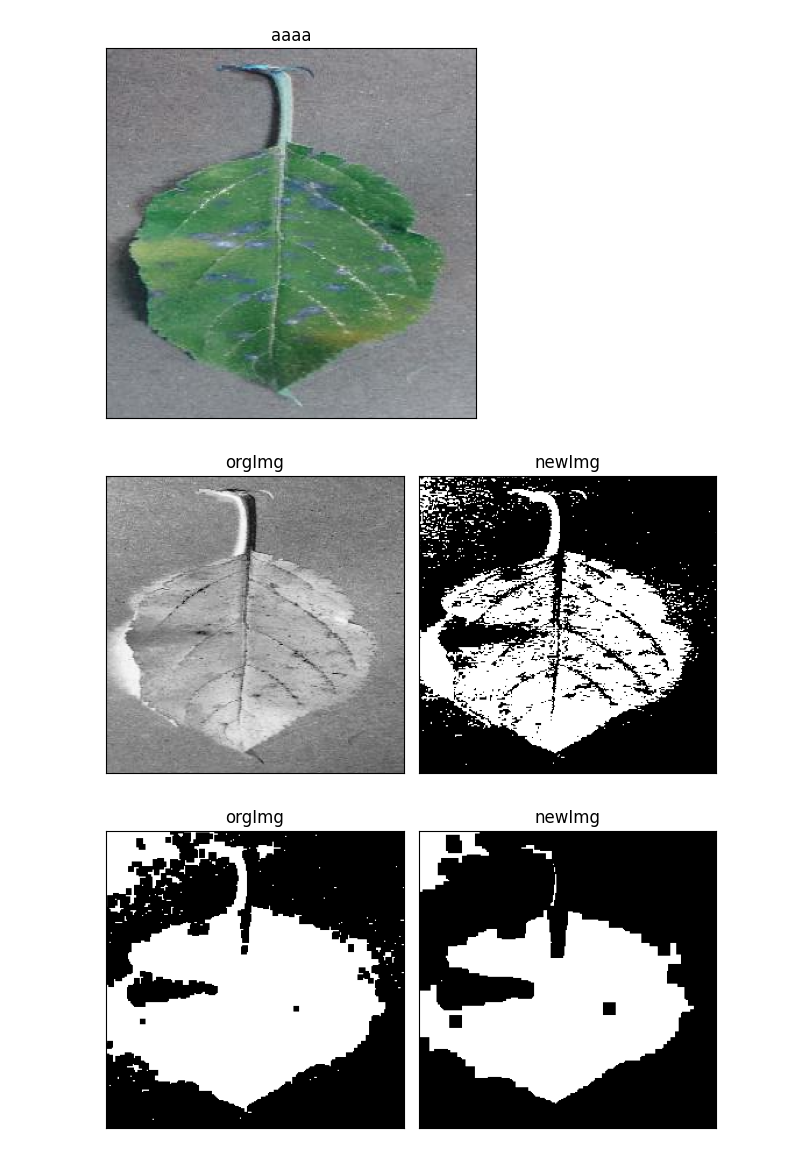
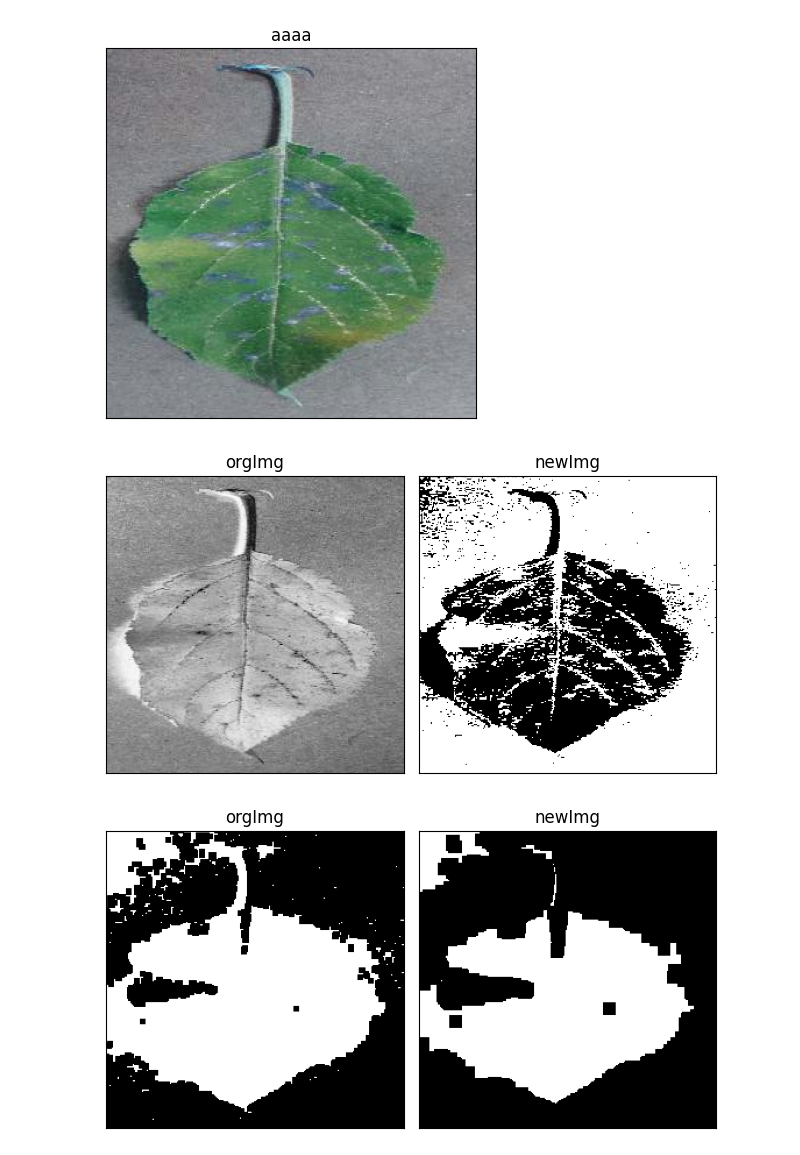
Before and after one commit to ugly-custard/GIS-farm-planner, a Jupyter notebook: server/leaf_segmentation.ipynb, the cells around one changed output. Cells and saved outputs as stored; diff of their text form; code cells hidden in the pictures.

```diff
--- a/server/leaf_segmentation.ipynb
+++ b/server/leaf_segmentation.ipynb
@@ -58,10 +58,10 @@ def show2G(org, new):
     plt.show()
 # %%
 grey = cv2.cvtColor(img, cv2.COLOR_BGR2GRAY)
-_, thresh = cv2.threshold(grey, 200, 255, cv2.THRESH_BINARY+cv2.THRESH_OTSU)
+_, thresh = cv2.threshold(grey, 200, 255, cv2.THRESH_BINARY_INV+cv2.THRESH_OTSU)
 
 show2G(grey, thresh)
 # %% [output]
-[figure, old version]
+[figure, new version]
 # %%
 kernel = np.ones((3, 3), np.uint8)
```
Also changed, not shown: parts of 6 cells of this notebook, 1 other file.
